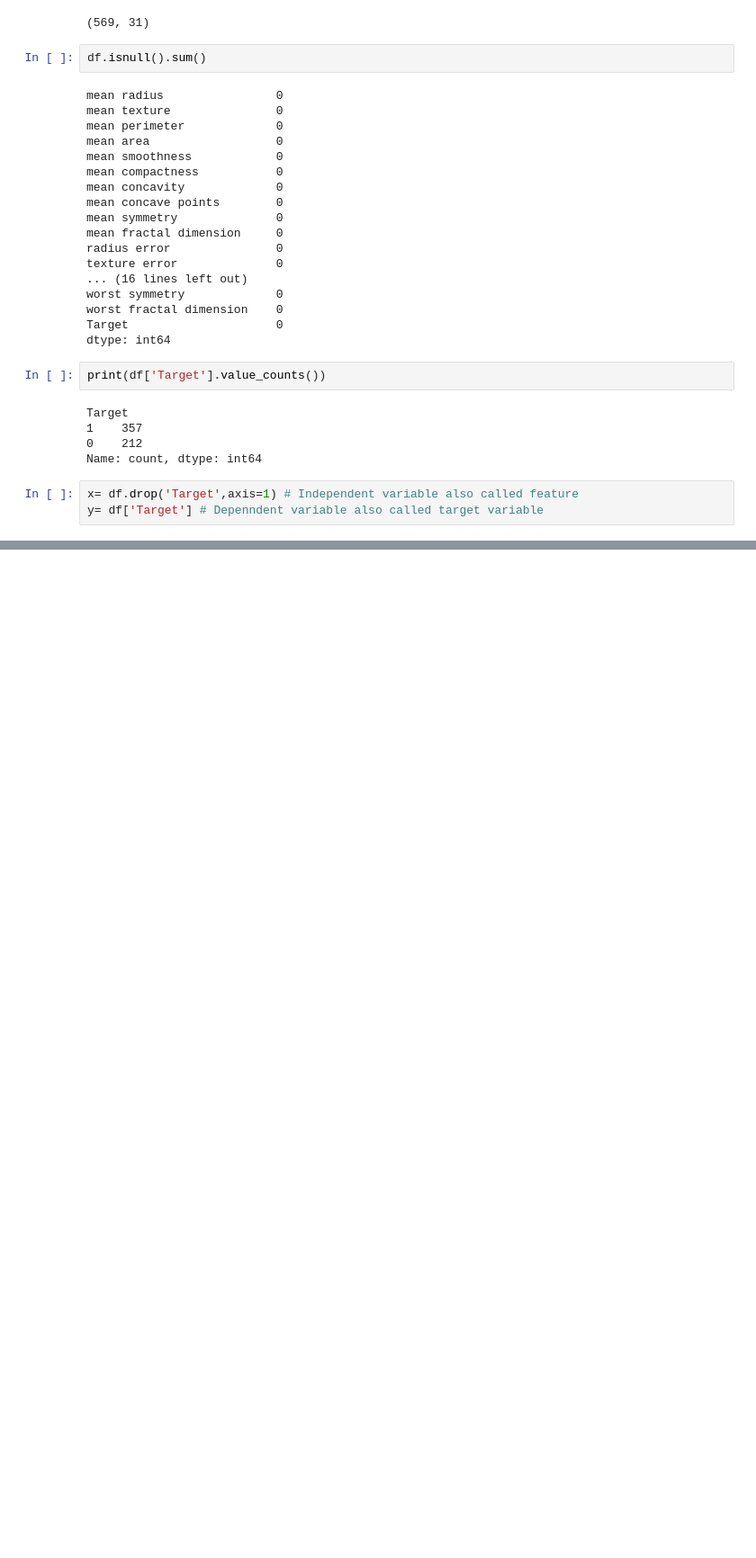
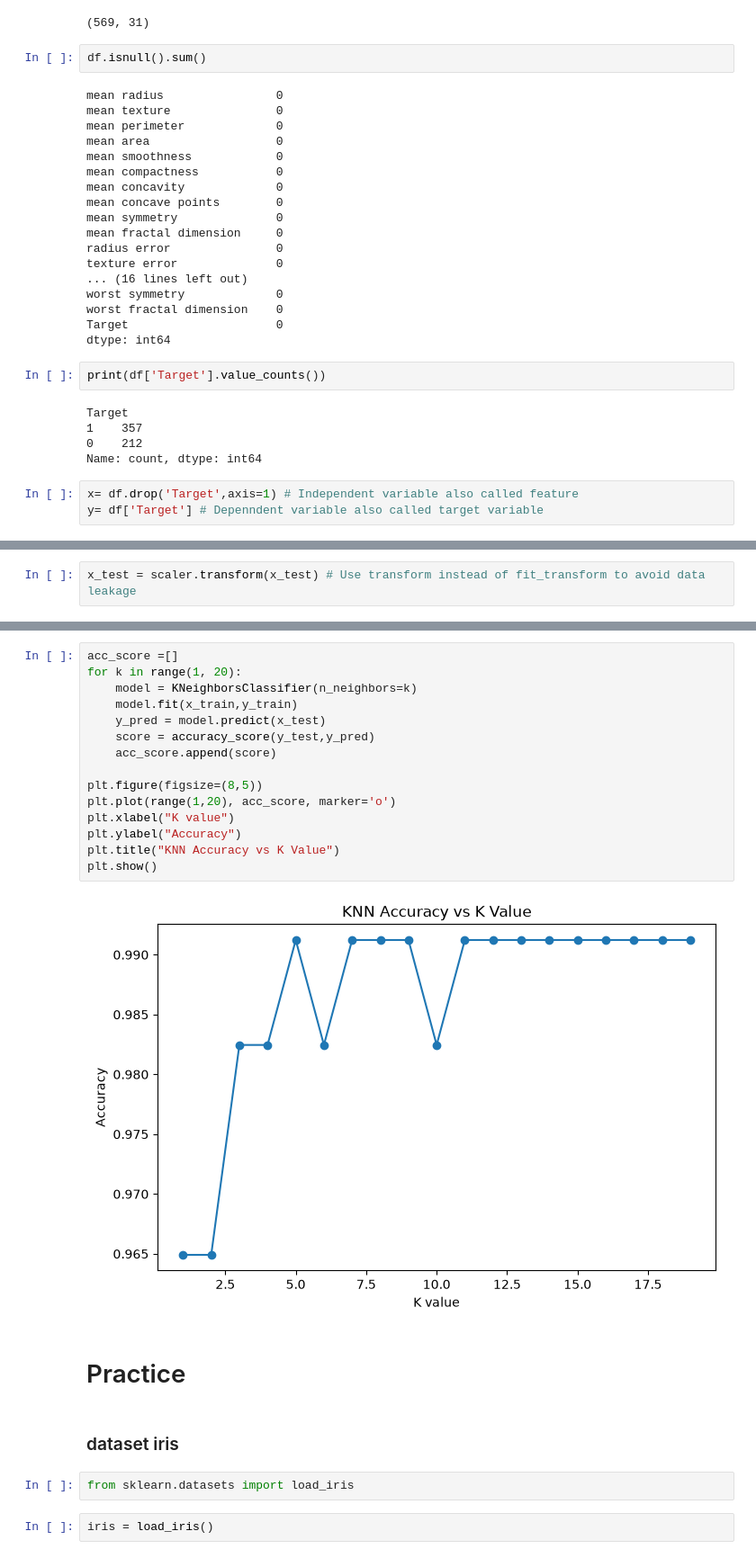
Before and after one commit to Shaurya170319/PBEL12, a Jupyter notebook: KNN.ipynb, the cells around one changed output, grey strips where cells are left out. Shown at 90% size. Saved outputs shown, nothing was run; the diff lists cells and outputs as text; blank space fills up the shorter version.

```diff
--- a/KNN.ipynb
+++ b/KNN.ipynb
@@ -252,0 +270,2 @@ x_train,x_test,y_train,y_test= train_test_split(
+# %%
+x_test = scaler.transform(x_test) # Use transform instead of fit_transform to avoid data leakage
@@ -252,0 +361,25 @@ x_train,x_test,y_train,y_test= train_test_split(
+# %%
+acc_score =[]
+for k in range(1, 20):
+    model = KNeighborsClassifier(n_neighbors=k)
+    model.fit(x_train,y_train)
+    y_pred = model.predict(x_test)
+    score = accuracy_score(y_test,y_pred)
+    acc_score.append(score)
+
+plt.figure(figsize=(8,5))
+plt.plot(range(1,20), acc_score, marker='o')
+plt.xlabel("K value")
+plt.ylabel("Accuracy")
+plt.title("KNN Accuracy vs K Value")
+plt.show()
+# %% [output]
+[figure, added]
+# %% [markdown]
+# Practice
+# %% [markdown]
+### dataset iris
+# %%
+from sklearn.datasets import load_iris
+# %%
+iris = load_iris()
```
Also changed, not shown: parts of 60 cells of this notebook.
